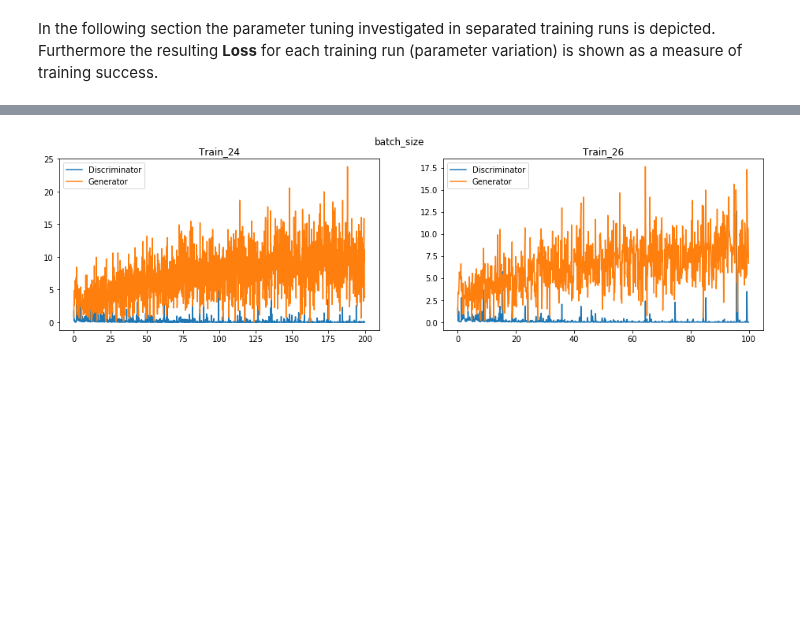
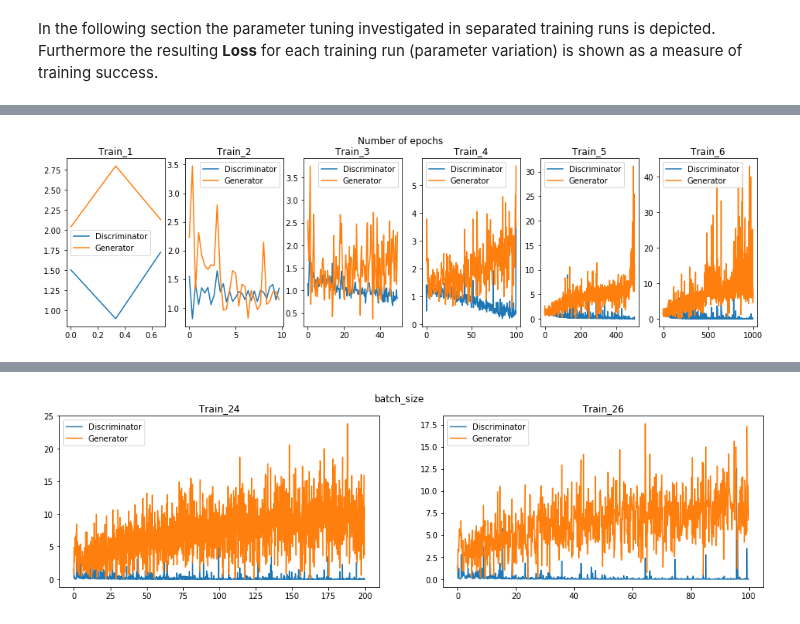
Before and after one commit to ddhartma/Face-Generation-with-DCGANs, a Jupyter notebook: parameter_beta1.ipynb, the cells around one changed output, grey strips where cells are left out. Cells and saved outputs as stored; diff of their text form; code cells hidden in the pictures; blank space fills up the shorter version.

```diff
--- a/parameter_beta1.ipynb
+++ b/parameter_beta1.ipynb
@@ -67,0 +136,10 @@ In the following section the parameter tuning investigated in separated training
+# %%
+Anpassen
+view_plots([[1, 'num_epochs', 3],
+            [2, 'num_epochs', 3],
+            [3, 'num_epochs', 3],
+            [4, 'num_epochs', 3],
+            [5, 'num_epochs', 3],
+            [6, 'num_epochs', 3]], 'Number of epochs', 'n_epochs')
+# %% [output]
+[figure, added]
```
Also changed, not shown: parts of 36 cells of this notebook, 34 other files.
